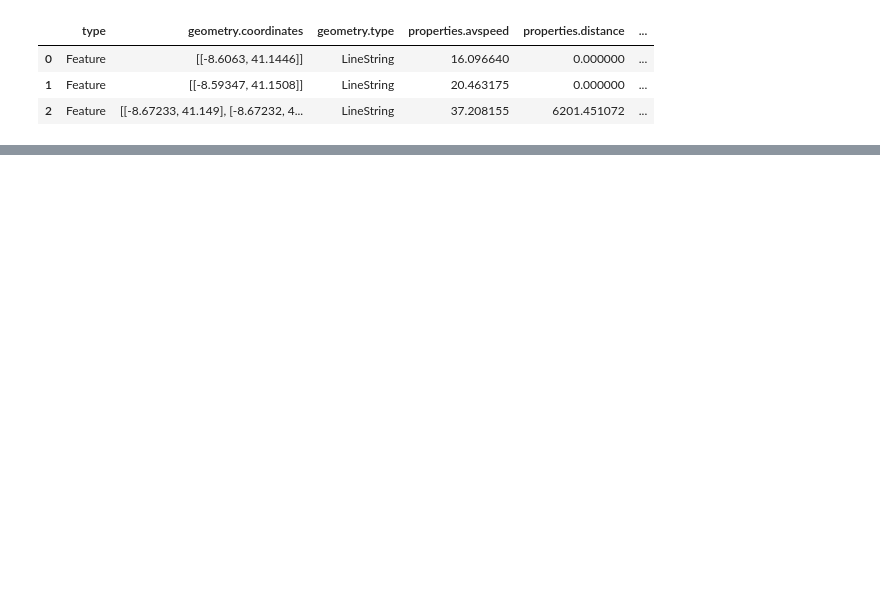
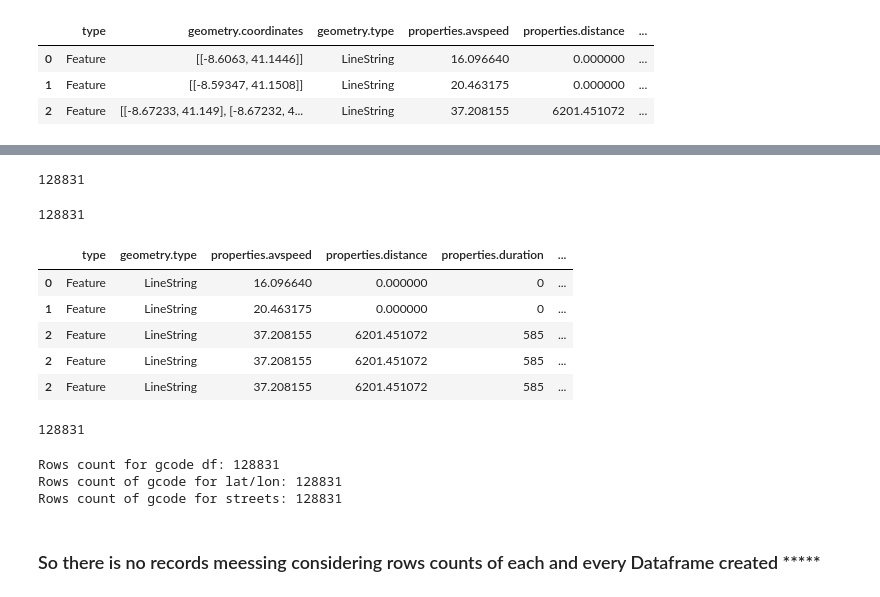
Before and after one commit to mdtanvirt/fivr_trip, a Jupyter notebook: rawtemp.ipynb, the cells around one changed output, grey strips where cells are left out. Drawn from its saved outputs; the diff is of its cells as text; code cells hidden in the pictures; blank space fills up the shorter version.

Commit message:
Data exploration completed

```diff
--- a/rawtemp.ipynb
+++ b/rawtemp.ipynb
@@ -28,0 +166,36 @@ gcod_df.head(5)
+# %%
+gcod_splt_df.shape[0]
+# %% [output]
+128831
+# %%
+gcod_df.shape[0]
+# %% [output]
+128831
+# %%
+# Explore for Street names
+gcod_street_df = df.explode('properties.streetnames')
+# Remove column name 'geometry.coordinates'
+gcod_street_df = gcod_street_df.drop(['geometry.coordinates'], axis=1)
+gcod_street_df.head(5)
+# %% [output]
+|  | type | geometry.type | properties.avspeed | properties.distance | properties.duration | ... |
+| 0 | Feature | LineString | 16.096640 | 0.000000 | 0 | ... |
+| 1 | Feature | LineString | 20.463175 | 0.000000 | 0 | ... |
+| 2 | Feature | LineString | 37.208155 | 6201.451072 | 585 | ... |
+| 2 | Feature | LineString | 37.208155 | 6201.451072 | 585 | ... |
+| 2 | Feature | LineString | 37.208155 | 6201.451072 | 585 | ... |
+# %%
+gcod_street_df.shape[0]
+# %% [output]
+128831
+# %%
+# Crosee check all the data usinf shape
+print('Rows count for gcode df:', gcod_df.shape[0])
+print('Rows count of gcode for lat/lon:', gcod_splt_df.shape[0])
+print('Rows count of gcode for streets:', gcod_street_df.shape[0])
+# %% [output]
+Rows count for gcode df: 128831
+Rows count of gcode for lat/lon: 128831
+Rows count of gcode for streets: 128831
+# %% [markdown]
+### So there is no records meessing considering rows counts of each and every Dataframe created *****
```
Also changed, not shown: parts of 20 cells of this notebook.
